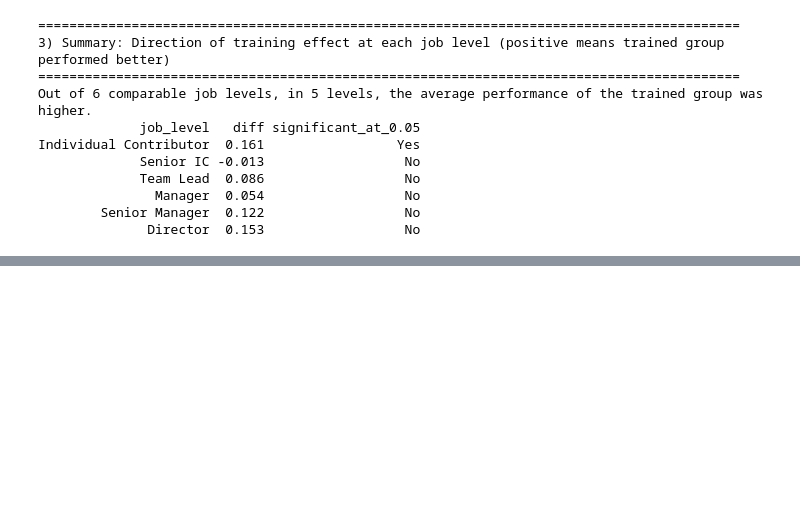
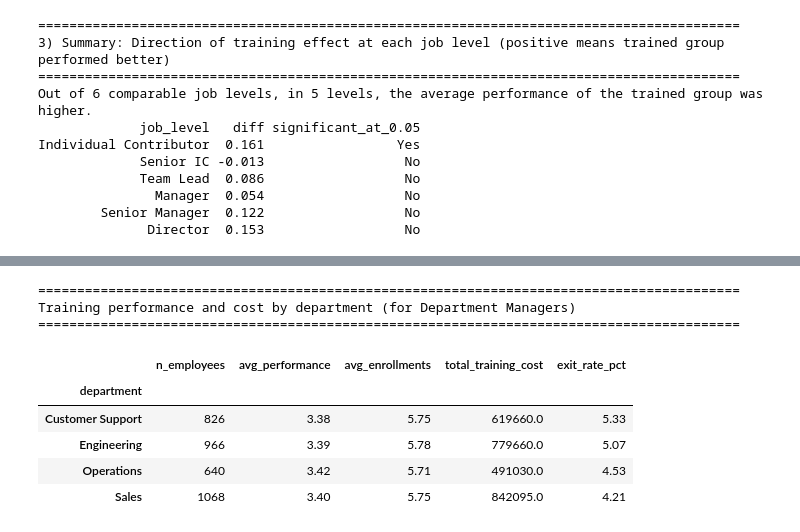
Before and after one commit to Sara-xv/Meridian-Group, a Jupyter notebook: EDA.ipynb, the cells around one changed output, grey strips where cells are left out. Cells and saved outputs as stored; diff of their text form; code cells hidden in the pictures; blank space fills up the shorter version.

```diff
--- a/EDA.ipynb
+++ b/EDA.ipynb
@@ -331,0 +410,23 @@ Individual Contributor  0.161                 Yes
+# %%
+print("=" * 90)
+print("Training performance and cost by department (for Department Managers)")
+print("=" * 90)
+
+dept_summary = data.groupby("department").agg(
+    n_employees=("employee_id", "count"),
+    avg_performance=("avg_performance_score", "mean"),
+    avg_enrollments=("total_enrollments", "mean"),
+    total_training_cost=("total_training_cost_usd", "sum"),
+    exit_rate_pct=("has_exited", lambda s: round(s.mean() * 100, 2)),
+).round(2)
+dept_summary
+# %% [output]
+==========================================================================================
+Training performance and cost by department (for Department Managers)
+==========================================================================================
+|  | n_employees | avg_performance | avg_enrollments | total_training_cost | exit_rate_pct |
+| department |  |  |  |  |  |
+| Customer Support | 826 | 3.38 | 5.75 | 619660.0 | 5.33 |
+| Engineering | 966 | 3.39 | 5.78 | 779660.0 | 5.07 |
+| Operations | 640 | 3.42 | 5.71 | 491030.0 | 4.53 |
+| Sales | 1068 | 3.40 | 5.75 | 842095.0 | 4.21 |
```
Also changed, not shown: parts of 7 cells of this notebook, 2 other files.
